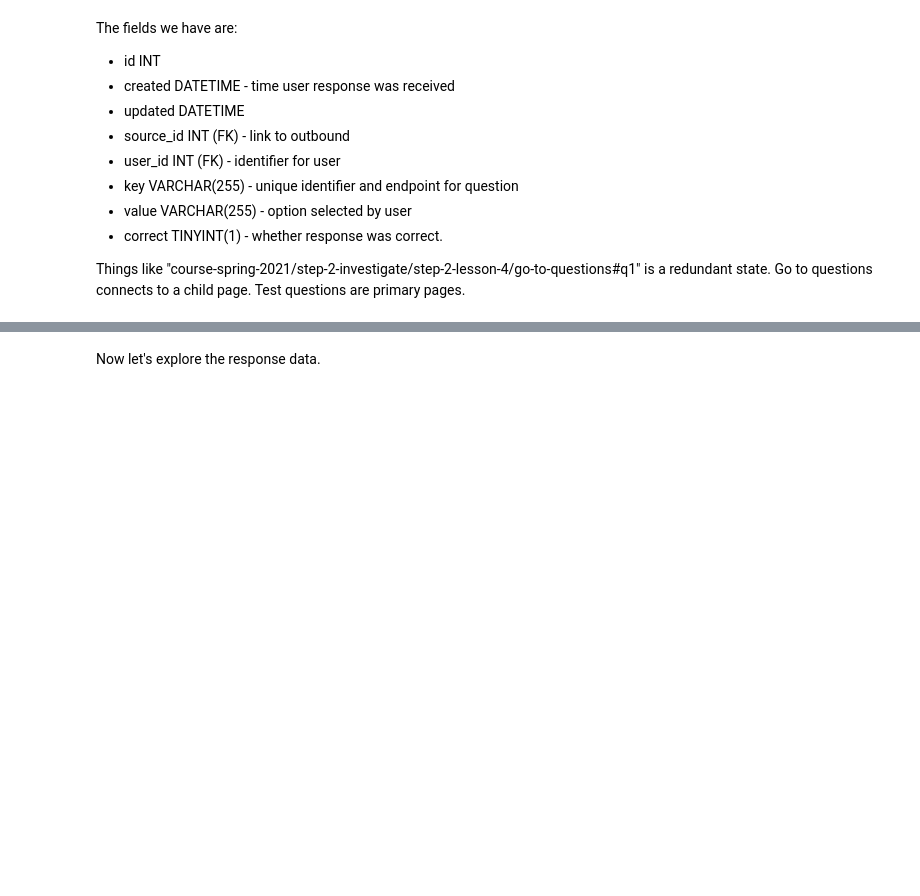
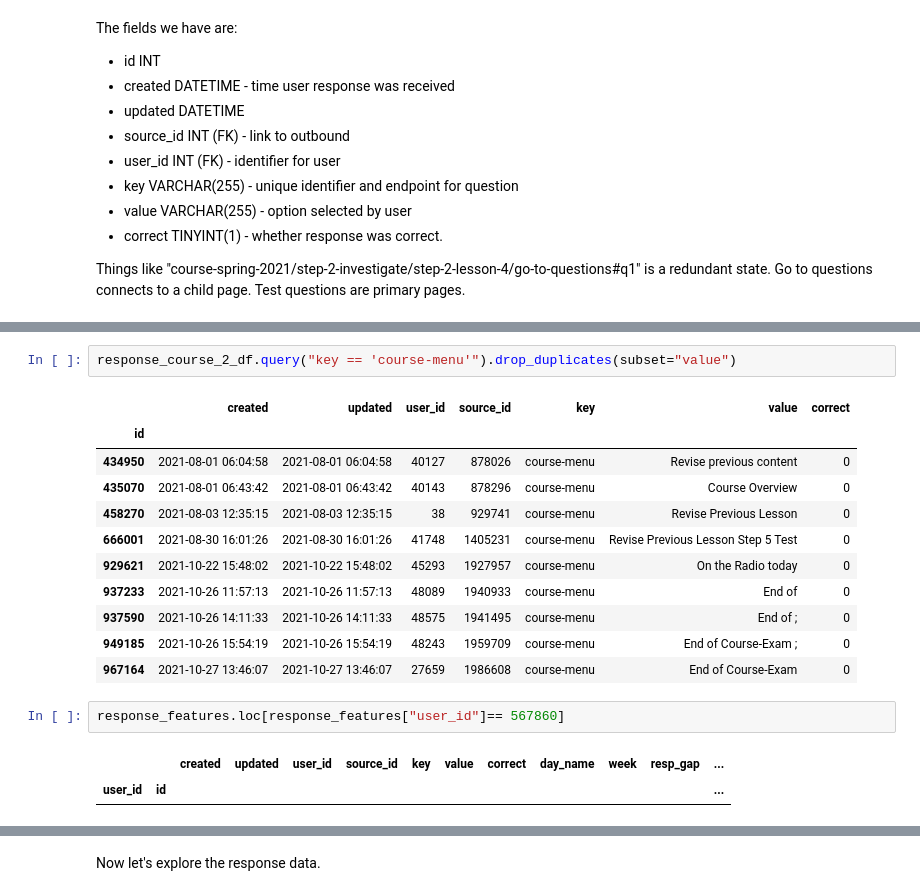
Before and after one commit to darrendbutler/yiya_data_analysis, a Jupyter notebook: dropout_analysis_course_2-3.ipynb, the cells around one changed output, grey strips where cells are left out. Drawn from its saved outputs; the diff is of its cells as text; blank space fills up the shorter version.

```diff
--- a/dropout_analysis_course_2-3.ipynb
+++ b/dropout_analysis_course_2-3.ipynb
@@ -1190,0 +1533,19 @@ BASELINE TASK SCRIPT
+# %%
+response_course_2_df.query("key == 'course-menu'").drop_duplicates(subset="value")
+# %% [output]
+|  | created | updated | user_id | source_id | key | value | correct |
+| id |  |  |  |  |  |  |  |
+| 434950 | 2021-08-01 06:04:58 | 2021-08-01 06:04:58 | 40127 | 878026 | course-menu | Revise previous content | 0 |
+| 435070 | 2021-08-01 06:43:42 | 2021-08-01 06:43:42 | 40143 | 878296 | course-menu | Course Overview | 0 |
+| 458270 | 2021-08-03 12:35:15 | 2021-08-03 12:35:15 | 38 | 929741 | course-menu | Revise Previous Lesson | 0 |
+| 666001 | 2021-08-30 16:01:26 | 2021-08-30 16:01:26 | 41748 | 1405231 | course-menu | Revise Previous Lesson Step 5 Test | 0 |
+| 929621 | 2021-10-22 15:48:02 | 2021-10-22 15:48:02 | 45293 | 1927957 | course-menu | On the Radio today | 0 |
+| 937233 | 2021-10-26 11:57:13 | 2021-10-26 11:57:13 | 48089 | 1940933 | course-menu | End of | 0 |
+| 937590 | 2021-10-26 14:11:33 | 2021-10-26 14:11:33 | 48575 | 1941495 | course-menu | End of ; | 0 |
+| 949185 | 2021-10-26 15:54:19 | 2021-10-26 15:54:19 | 48243 | 1959709 | course-menu | End of Course-Exam ; | 0 |
+| 967164 | 2021-10-27 13:46:07 | 2021-10-27 13:46:07 | 27659 | 1986608 | course-menu | End of Course-Exam | 0 |
+# %%
+response_features.loc[response_features["user_id"]== 567860]
+# %% [output]
+|  |  | created | updated | user_id | source_id | key | value | correct | day_name | week | resp_gap | ... |
+| user_id | id |  |  |  |  |  |  |  |  |  |  | ... |
```
Also changed, not shown: parts of 32 cells of this notebook.
